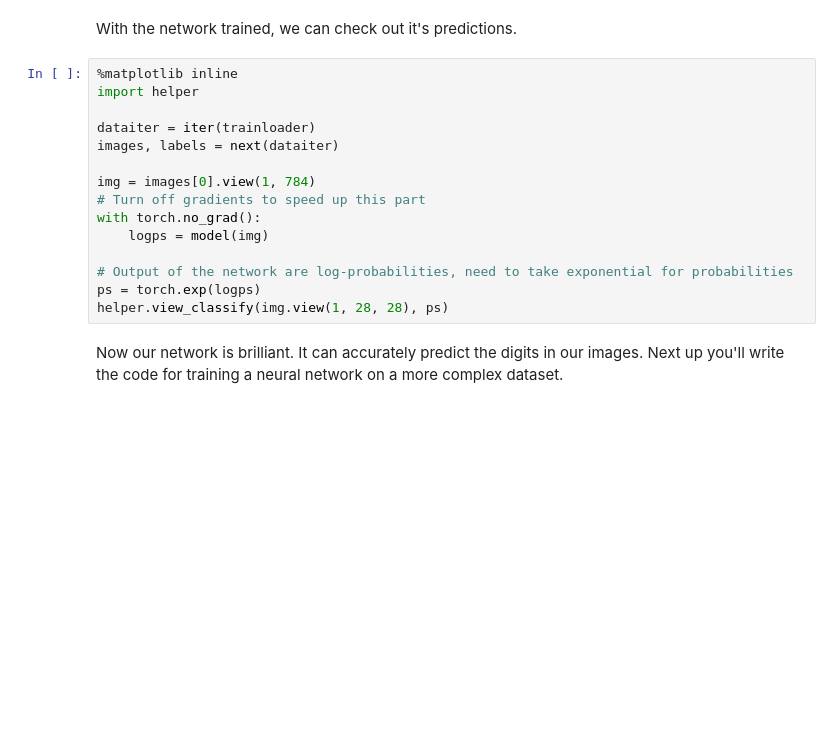
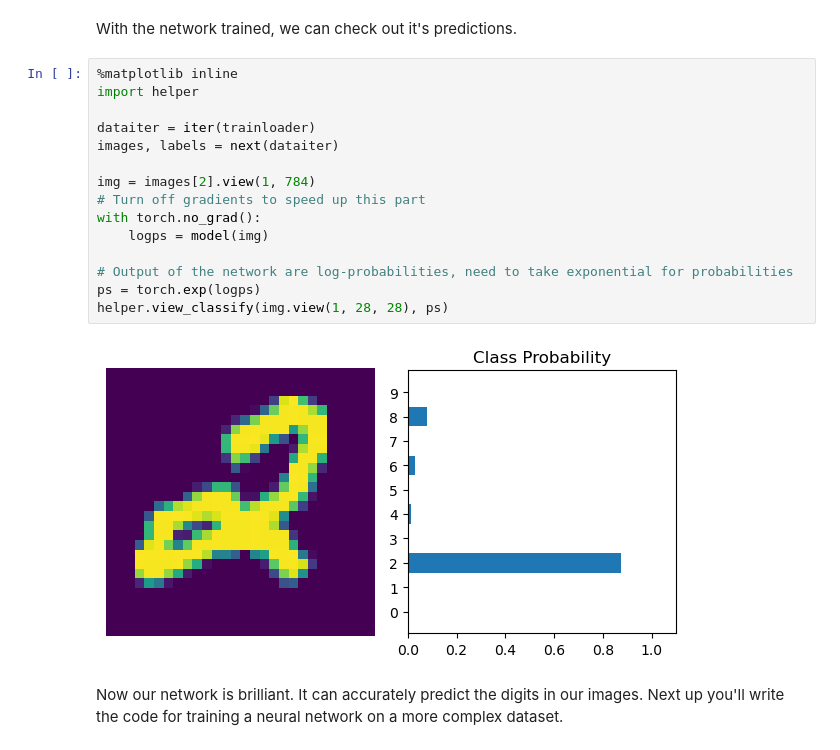
Before and after one commit to Photon-einstein/AI_programming_with_Python_nanodegree, a Jupyter notebook: 9-Deep_learning_PyTorch/Part_3_-_Training_Neural_Networks_(Exercises).ipynb, the cells around one changed output. Saved outputs shown, nothing was run; the diff lists cells and outputs as text; blank space fills up the shorter version.

```diff
--- a/9-Deep_learning_PyTorch/Part_3_-_Training_Neural_Networks_(Exercises).ipynb
+++ b/9-Deep_learning_PyTorch/Part_3_-_Training_Neural_Networks_(Exercises).ipynb
@@ -308,17 +357,19 @@ With the network trained, we can check out it's predictions.
 # %%
 %matplotlib inline
 import helper
 
 dataiter = iter(trainloader)
 images, labels = next(dataiter)
 
-img = images[0].view(1, 784)
+img = images[2].view(1, 784)
 # Turn off gradients to speed up this part
 with torch.no_grad():
     logps = model(img)
 
 # Output of the network are log-probabilities, need to take exponential for probabilities
 ps = torch.exp(logps)
 helper.view_classify(img.view(1, 28, 28), ps)
+# %% [output]
+[figure, added]
 # %% [markdown]
 Now our network is brilliant. It can accurately predict the digits in our images. Next up you'll write the code for training a neural network on a more complex dataset.
```
Also changed, not shown: parts of 11 cells of this notebook, 1 other file.
